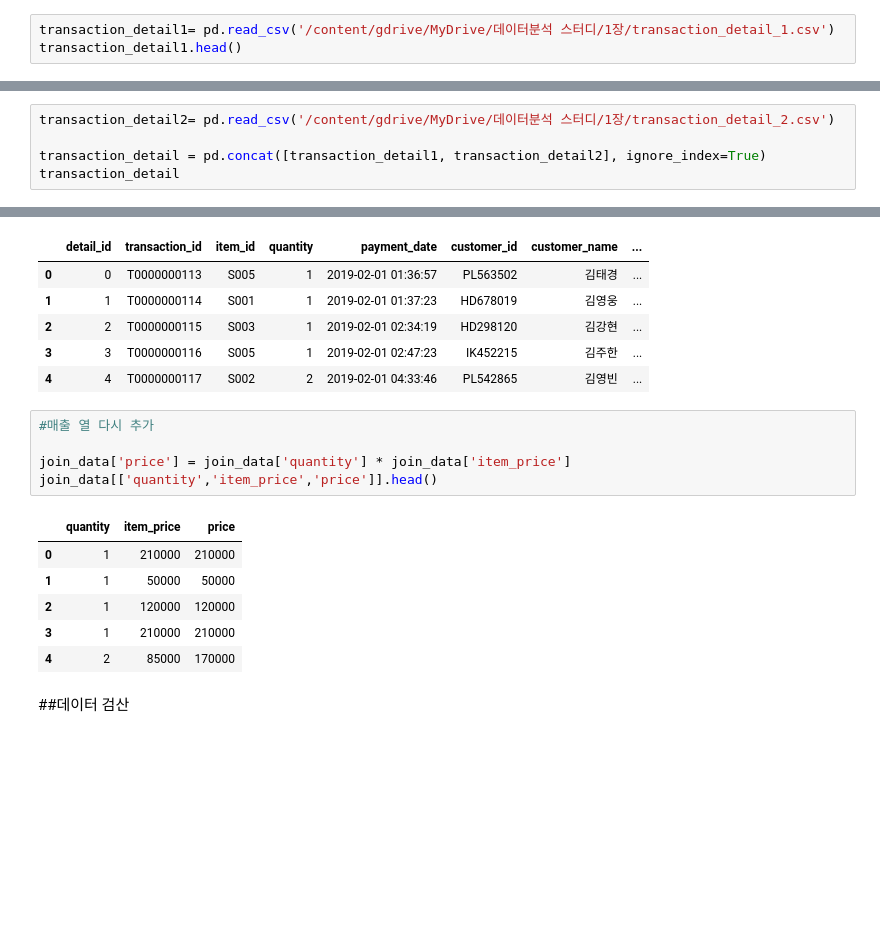
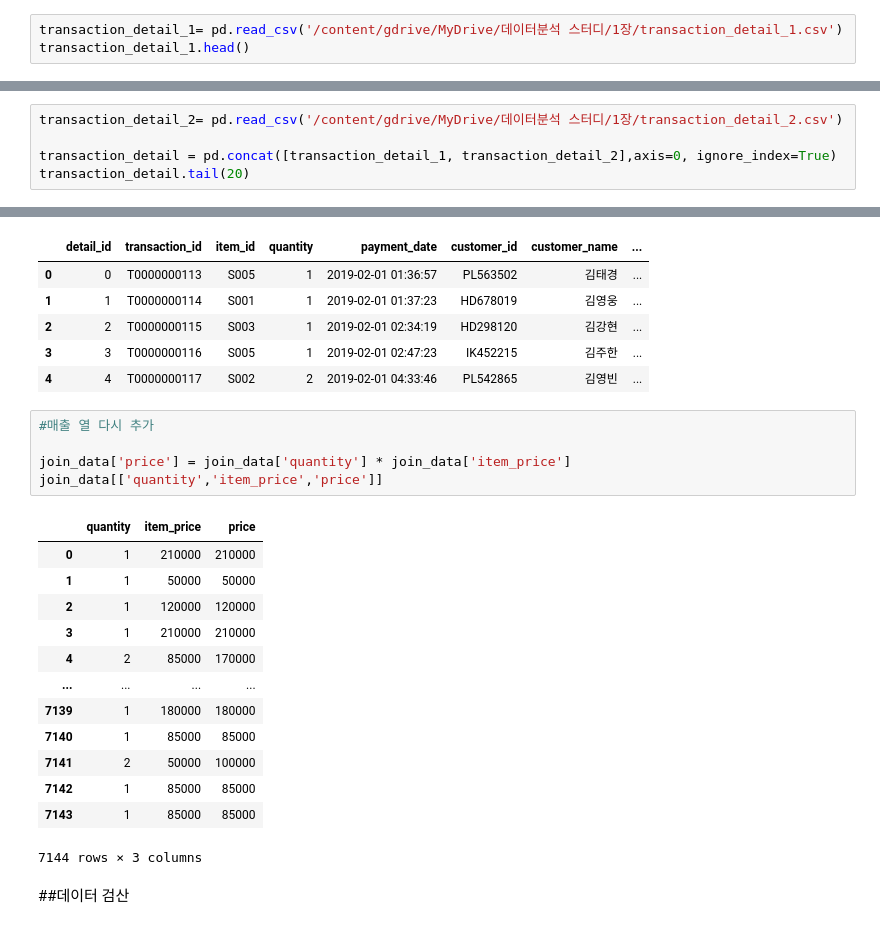
Before and after one commit to pevening/study_code, a Jupyter notebook: 데이터분석스터디_1주차.ipynb, the cells around one changed output, grey strips where cells are left out. Saved outputs shown, nothing was run; the diff lists cells and outputs as text; blank space fills up the shorter version.

```diff
--- a/데이터분석스터디_1주차.ipynb
+++ b/데이터분석스터디_1주차.ipynb
@@ -47,8 +47,8 @@ transaction_1.head()
 | 3 | T0000000116 | 210000 | 2019-02-01 02:47:23 | IK452215 |
 | 4 | T0000000117 | 170000 | 2019-02-01 04:33:46 | PL542865 |
 # %%
-transaction_detail1= pd.read_csv('/content/gdrive/MyDrive/데이터분석 스터디/1장/transaction_detail_1.csv')
-transaction_detail1.head()
+transaction_detail_1= pd.read_csv('/content/gdrive/MyDrive/데이터분석 스터디/1장/transaction_detail_1.csv')
+transaction_detail_1.head()
 # %% [output]
 |  | detail_id | transaction_id | item_id | quantity |
 | 0 | 0 | T0000000113 | S005 | 1 |
@@ -90,9 +84,9 @@ transaction
 | 6785 | T0000006898 | 85000 | 2019-07-31 23:41:38 | AS834214 |
 6786 rows × 4 columns
 # %%
-transaction_detail2= pd.read_csv('/content/gdrive/MyDrive/데이터분석 스터디/1장/transaction_detail_2.csv')
+transaction_detail_2= pd.read_csv('/content/gdrive/MyDrive/데이터분석 스터디/1장/transaction_detail_2.csv')
 
-transaction_detail = pd.concat([transaction_detail1, transaction_detail2], ignore_index=True)
-transaction_detail
+transaction_detail = pd.concat([transaction_detail_1, transaction_detail_2],axis=0, ignore_index=True)
+transaction_detail.tail(20)
 # %% [output]
 |  | detail_id | transaction_id | item_id | quantity |
@@ -151,15 +156,22 @@ join_data.head()
 # %%
 #매출 열 다시 추가
 
 join_data['price'] = join_data['quantity'] * join_data['item_price']
-join_data[['quantity','item_price','price']].head()
+join_data[['quantity','item_price','price']]
 # %% [output]
 |  | quantity | item_price | price |
 | 0 | 1 | 210000 | 210000 |
 | 1 | 1 | 50000 | 50000 |
 | 2 | 1 | 120000 | 120000 |
 | 3 | 1 | 210000 | 210000 |
 | 4 | 2 | 85000 | 170000 |
+| ... | ... | ... | ... |
+| 7139 | 1 | 180000 | 180000 |
+| 7140 | 1 | 85000 | 85000 |
+| 7141 | 2 | 50000 | 100000 |
+| 7142 | 1 | 85000 | 85000 |
+| 7143 | 1 | 85000 | 85000 |
+7144 rows × 3 columns
 # %% [markdown]
 ##데이터 검산
 # %%
```
Also changed, not shown: parts of 7 cells of this notebook.
